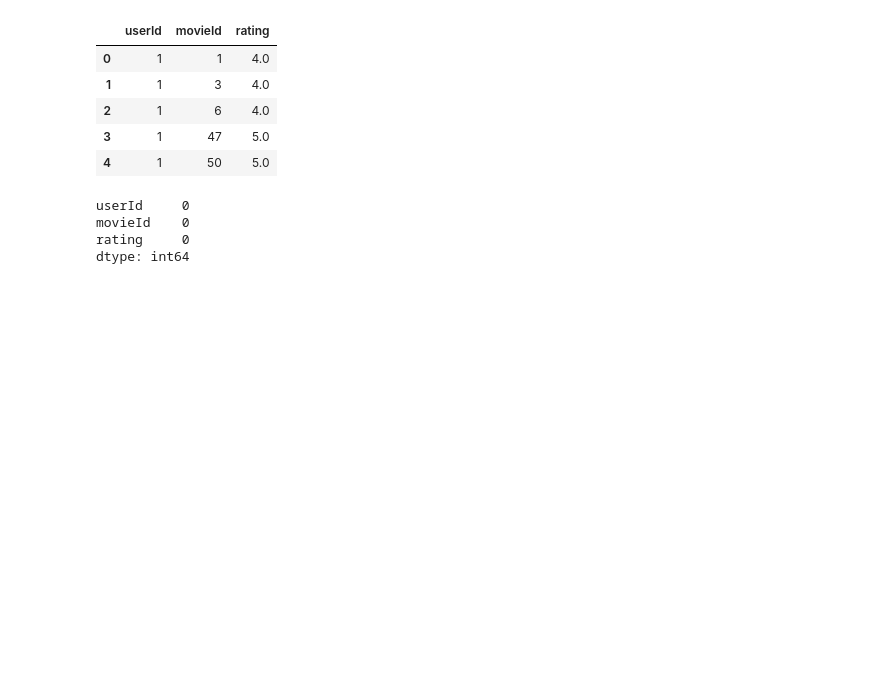
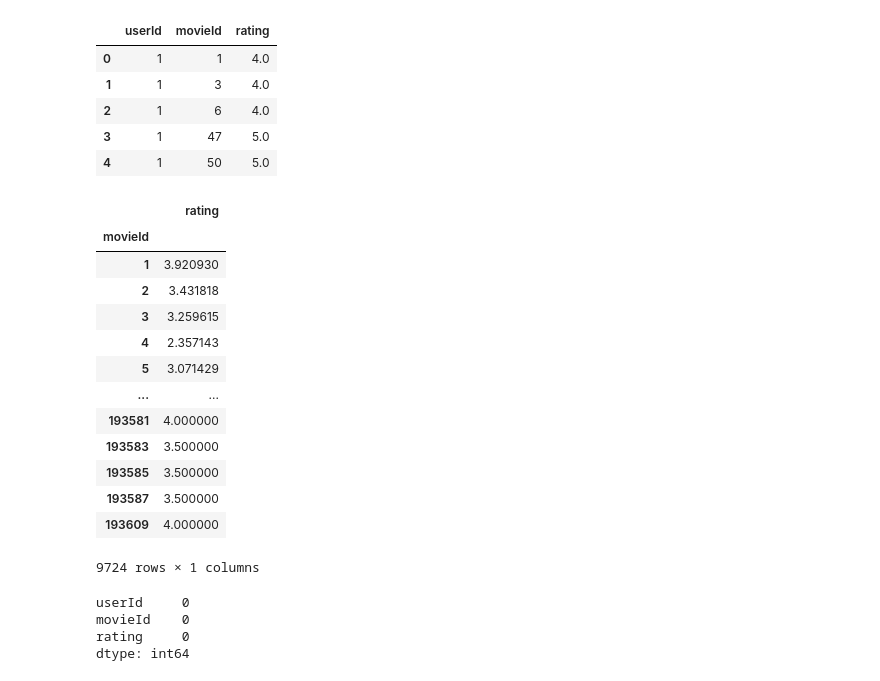
Before and after one commit to adobronyi/predicting_movie_recommendations, a Jupyter notebook: student_v1.ipynb, the cells around one changed output. Drawn from its saved outputs; the diff is of its cells as text; code cells hidden in the pictures; blank space fills up the shorter version.

```diff
--- a/student_v1.ipynb
+++ b/student_v1.ipynb
@@ -82,6 +88,26 @@ df_ratings.head()
 | 2 | 1 | 6 | 4.0 |
 | 3 | 1 | 47 | 5.0 |
 | 4 | 1 | 50 | 5.0 |
+# %%
+# create a dataframe of just average ratings for movies - note note all movies have ratings
+df_meanRatings = df_ratings.groupby('movieId').mean().drop(columns='userId')
+# %%
+df_meanRatings
+# %% [output]
+|  | rating |
+| movieId |  |
+| 1 | 3.920930 |
+| 2 | 3.431818 |
+| 3 | 3.259615 |
+| 4 | 2.357143 |
+| 5 | 3.071429 |
+| ... | ... |
+| 193581 | 4.000000 |
+| 193583 | 3.500000 |
+| 193585 | 3.500000 |
+| 193587 | 3.500000 |
+| 193609 | 4.000000 |
+9724 rows × 1 columns
 # %%
 # check for missing values
 df_ratings.isna().sum()
```
Also changed, not shown: parts of 64 cells of this notebook.
